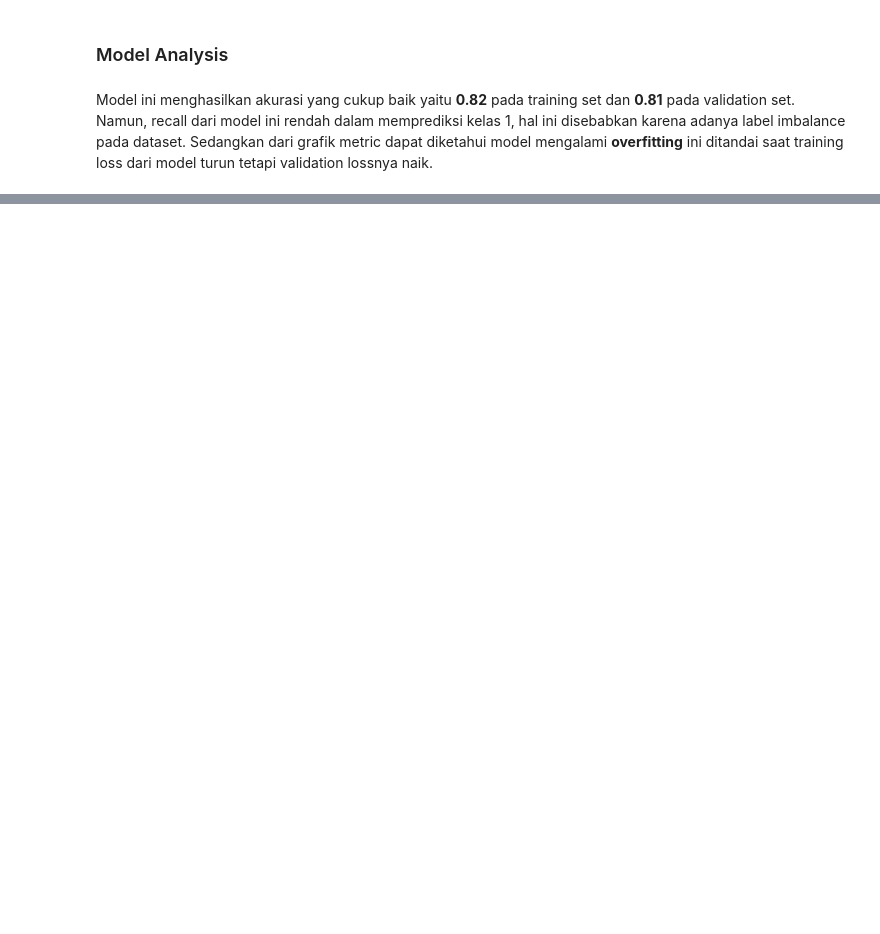
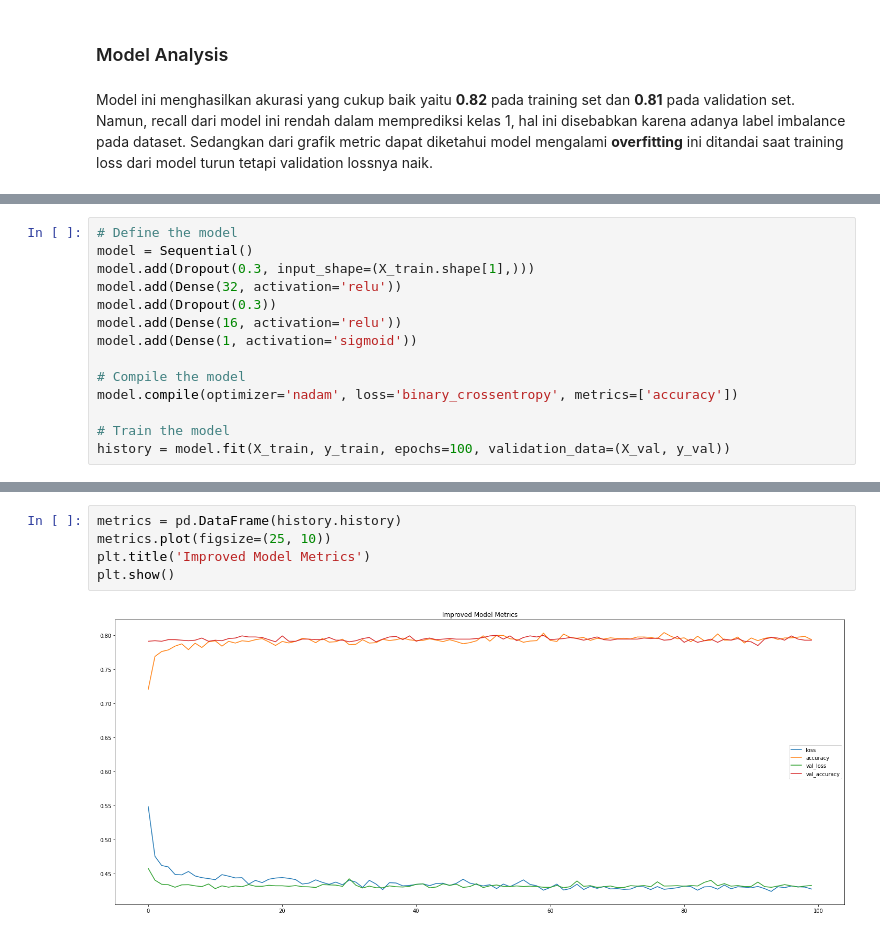
Before and after one commit to Penzragon/h8dsft_Milestone1P2, a Jupyter notebook: script.ipynb, the cells around one changed output, grey strips where cells are left out. Cells and saved outputs as stored; diff of their text form; blank space fills up the shorter version.

```diff
--- a/script.ipynb
+++ b/script.ipynb
@@ -731,0 +715,14 @@ Model ini menghasilkan akurasi yang cukup baik yaitu **0.82** pada training set
+# %%
+# Define the model
+model = Sequential()
+model.add(Dropout(0.3, input_shape=(X_train.shape[1],)))
+model.add(Dense(32, activation='relu'))
+model.add(Dropout(0.3))
+model.add(Dense(16, activation='relu'))
+model.add(Dense(1, activation='sigmoid'))
+
+# Compile the model
+model.compile(optimizer='nadam', loss='binary_crossentropy', metrics=['accuracy'])
+
+# Train the model
+history = model.fit(X_train, y_train, epochs=100, validation_data=(X_val, y_val))
@@ -731,0 +747,7 @@ Model ini menghasilkan akurasi yang cukup baik yaitu **0.82** pada training set
+# %%
+metrics = pd.DataFrame(history.history)
+metrics.plot(figsize=(25, 10))
+plt.title('Improved Model Metrics')
+plt.show()
+# %% [output]
+[figure, added]
```
Also changed, not shown: parts of 13 cells of this notebook.
